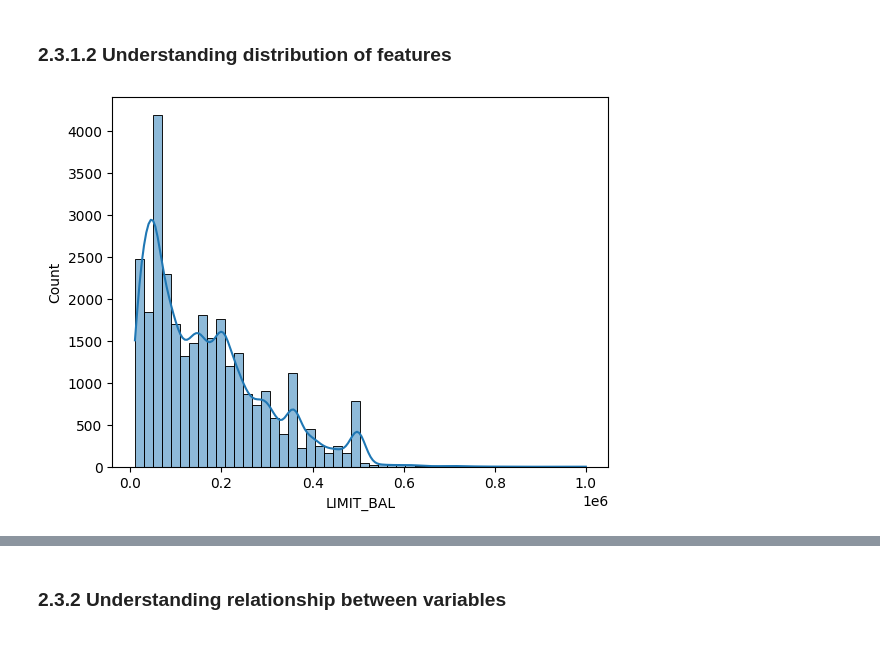
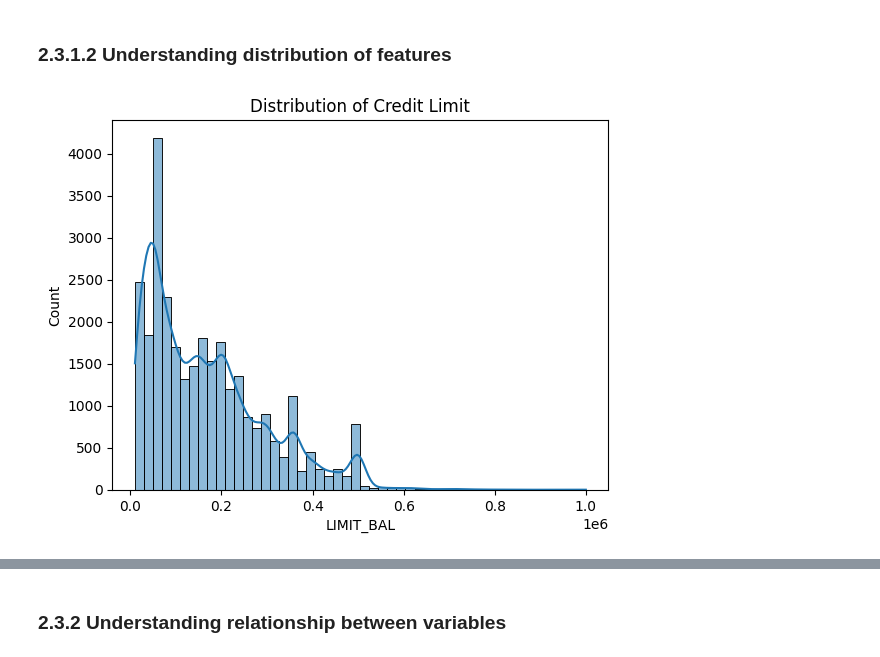
Before and after one commit to yaboywf/MLDP-Project, a Jupyter notebook: MLDP Program Codes Submission.ipynb, the cells around one changed output, grey strips where cells are left out. Saved outputs shown, nothing was run; the diff lists cells and outputs as text; code cells hidden in the pictures.

```diff
--- a/MLDP Program Codes Submission.ipynb
+++ b/MLDP Program Codes Submission.ipynb
@@ -167,7 +243,8 @@ The target variable (default) is imbalanced, with a significantly larger proport
 ### 2.3.1.2 Understanding distribution of features
 # %%
 ## Understanding distribution of features
-sns.histplot(df["LIMIT_BAL"], bins=50, kde=True)
+sns.histplot(df['LIMIT_BAL'], bins=50, kde=True)
+plt.title("Distribution of Credit Limit")
 plt.show()
 # %% [output]
-[figure, old version]
+[figure, new version]
```
Also changed, not shown: parts of 54 cells of this notebook.
